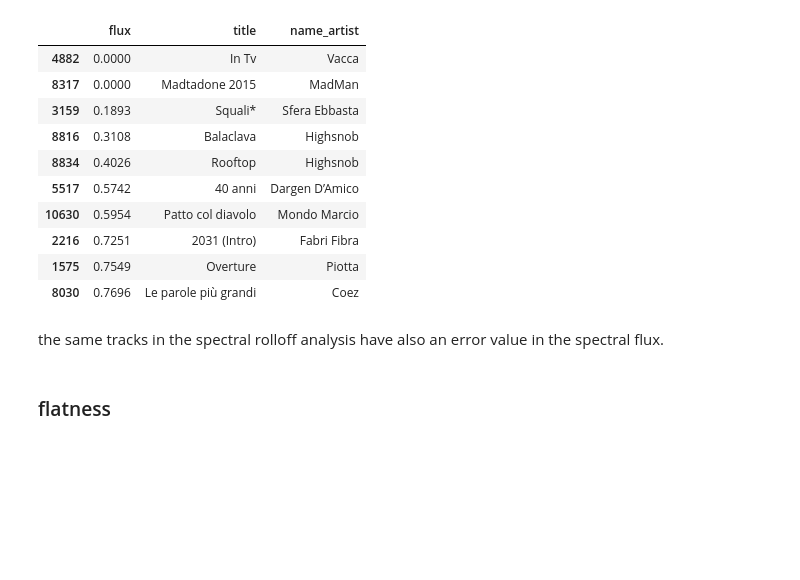
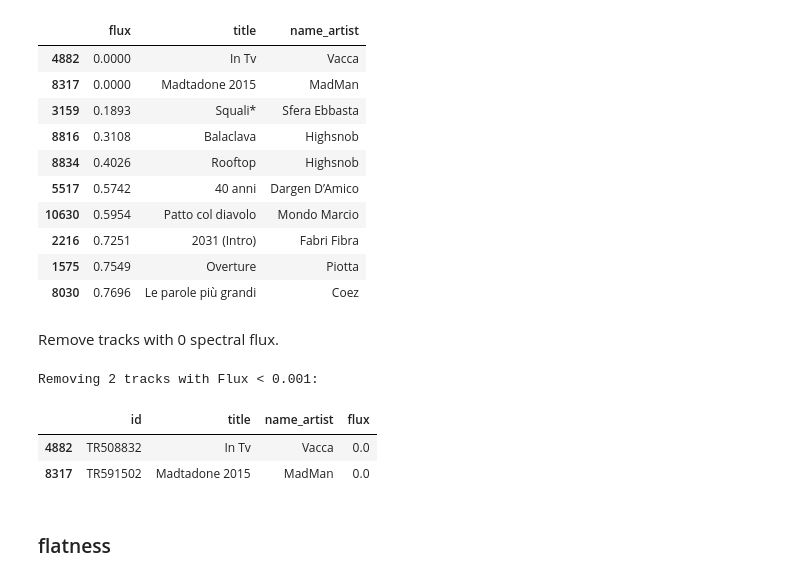
Before and after one commit to jaanisfehling/italian-rap-songs, a Jupyter notebook: data_understanding/data_distribution.ipynb, the cells around one changed output. Cells and saved outputs as stored; diff of their text form; code cells hidden in the pictures; blank space fills up the shorter version.

```diff
--- a/data_understanding/data_distribution.ipynb
+++ b/data_understanding/data_distribution.ipynb
@@ -379,7 +368,11 @@ while the other tracks have reasonable bmp values, Madtadone 2015 by MadMan have
 # %%
-condition = (df_tracks['id'] == 'TR591502')
-print("removed error track:")
+bpm_threshold = 250
+
+condition = df_tracks['bpm'] > bpm_threshold
+
+print(f"removing {condition.sum()} tracks with BPM > {bpm_threshold}:")
 display(df_tracks[condition][['id', 'title', 'name_artist', 'bpm']])
+
 df_tracks.loc[condition, 'bpm'] = np.nan
 
 analyze_distribution(df_tracks, 'bpm', 'bpm', 'darkred')
@@ -447,8 +440,9 @@ the same track in the bpm analysis have also an error value in the spectral cent
 # %%
-ids_to_fix = ['TR591502', 'TR508832']
-condition = df_tracks['id'].isin(ids_to_fix)
+centroid_min_threshold = 0.001
 
-print("Removed error centroid from tracks:")
+condition = df_tracks['centroid'] < centroid_min_threshold
+
+print(f"Removing {condition.sum()} tracks with Centroid < {centroid_min_threshold}:")
 display(df_tracks[condition][['id', 'title', 'name_artist', 'centroid']])
 
 df_tracks.loc[condition, 'centroid'] = np.nan
@@ -492,8 +486,9 @@ the same tracks in the spectral centroid analysis have also an error value in th
 # %%
-ids_to_fix = ['TR591502', 'TR508832']
-condition = df_tracks['id'].isin(ids_to_fix)
+rolloff_min_threshold = 20.0
 
-print("Removed error rolloff from tracks:")
+condition = df_tracks['rolloff'] < rolloff_min_threshold
+
+print(f"Removing {condition.sum()} tracks with Rolloff < {rolloff_min_threshold}:")
 display(df_tracks[condition][['id', 'title', 'name_artist', 'rolloff']])
 
 df_tracks.loc[condition, 'rolloff'] = np.nan
@@ -532,8 +527,22 @@ Bottom 10 Lowest flux:
 | 2216 | 0.7251 | 2031 (Intro) | Fabri Fibra |
 | 1575 | 0.7549 | Overture | Piotta |
 | 8030 | 0.7696 | Le parole più grandi | Coez |
-# %% [markdown]
-the same tracks in the spectral rolloff analysis have also an error value in the spectral flux.
+# %% [markdown]
+Remove tracks with 0 spectral flux.
+# %%
+flux_min_threshold = 0.001
+
+condition = df_tracks['flux'] < flux_min_threshold
+
+print(f"Removing {condition.sum()} tracks with Flux < {flux_min_threshold}:")
+display(df_tracks[condition][['id', 'title', 'name_artist', 'flux']])
+
+df_tracks.loc[condition, 'flux'] = np.nan
+# %% [output]
+Removing 2 tracks with Flux < 0.001:
+|  | id | title | name_artist | flux |
+| 4882 | TR508832 | In Tv | Vacca | 0.0 |
+| 8317 | TR591502 | Madtadone 2015 | MadMan | 0.0 |
 # %% [markdown]
 ### flatness
 # %%
```
Also changed, not shown: parts of 27 cells of this notebook.
